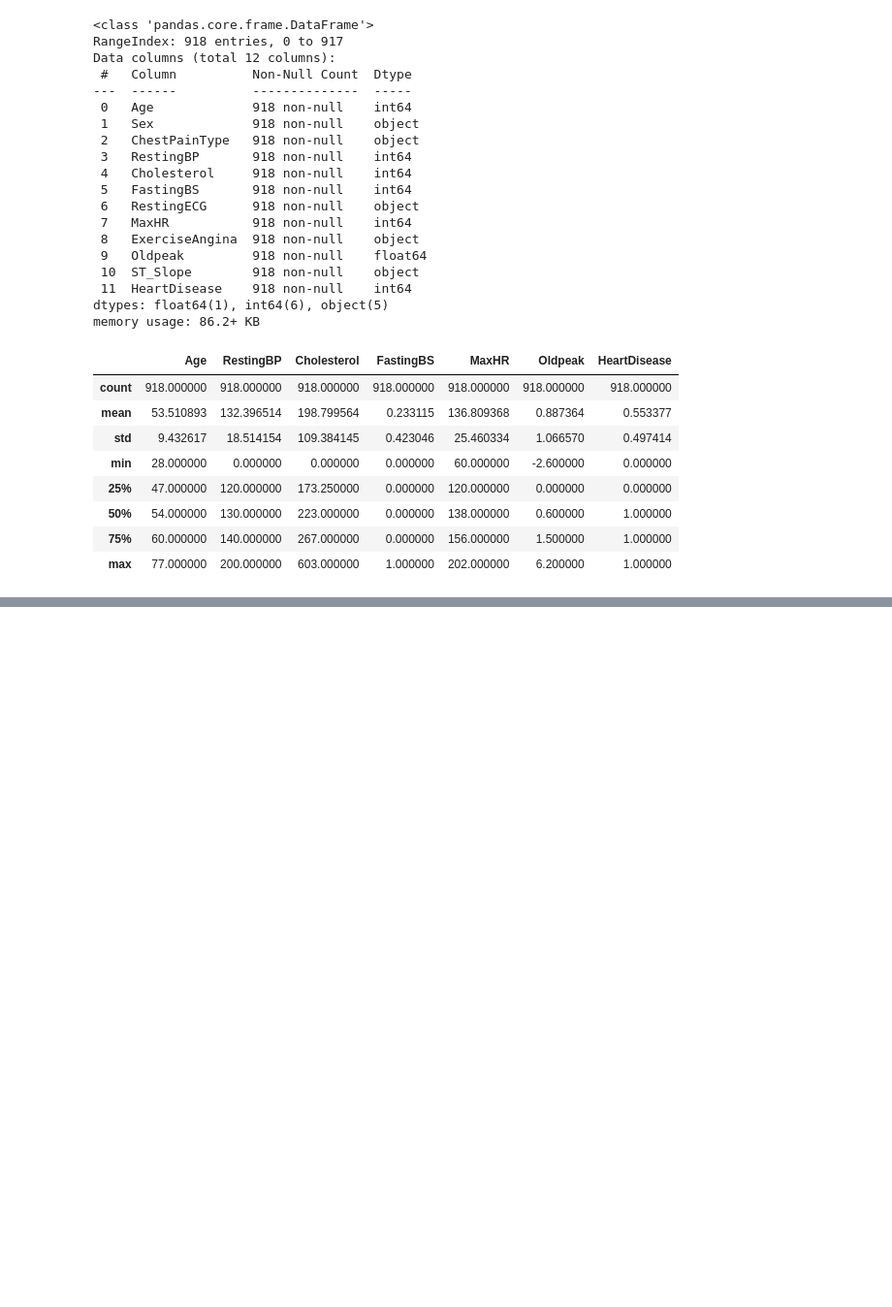
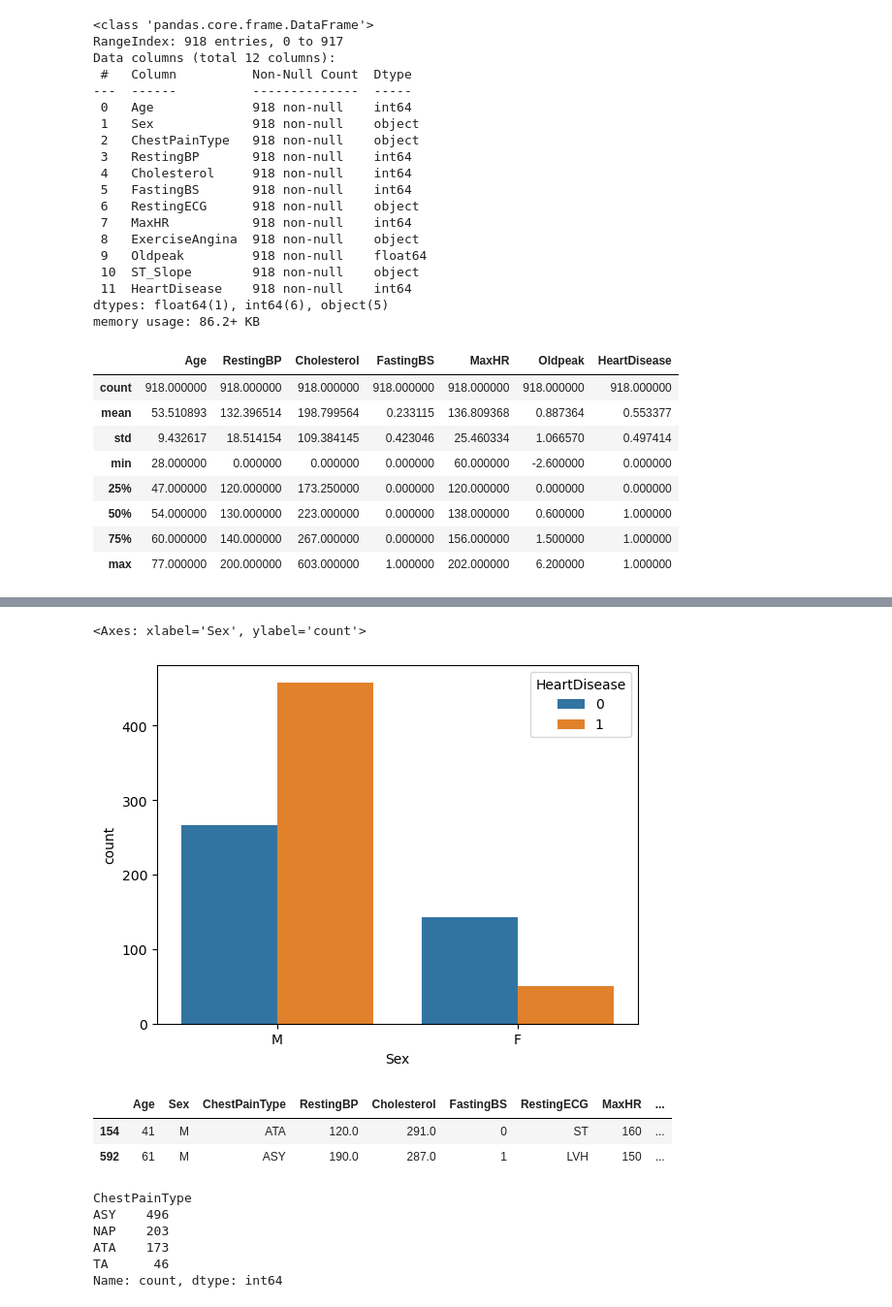
Before and after one commit to Sathvara-Amitkumar/Machine-Learning, a Jupyter notebook: Machine Learning P-1/heart_diases.ipynb, the cells around one changed output, grey strips where cells are left out. Shown at 97% size. Drawn from its saved outputs; the diff is of its cells as text; code cells hidden in the pictures; blank space fills up the shorter version.

```diff
--- a/Machine Learning P-1/heart_diases.ipynb
+++ b/Machine Learning P-1/heart_diases.ipynb
@@ -79,0 +215,20 @@ df.describe()
+# %%
+sns.countplot(x=df['Sex'], hue=df['HeartDisease'])
+# %% [output]
+<Axes: xlabel='Sex', ylabel='count'>
+[figure, added]
+# %%
+df.sample(2)
+# %% [output]
+|  | Age | Sex | ChestPainType | RestingBP | Cholesterol | FastingBS | RestingECG | MaxHR | ... |
+| 154 | 41 | M | ATA | 120.0 | 291.0 | 0 | ST | 160 | ... |
+| 592 | 61 | M | ASY | 190.0 | 287.0 | 1 | LVH | 150 | ... |
+# %%
+df['ChestPainType'].value_counts()
+# %% [output]
+ChestPainType
+ASY    496
+NAP    203
+ATA    173
+TA      46
+Name: count, dtype: int64
```
Also changed, not shown: parts of 27 cells of this notebook.
